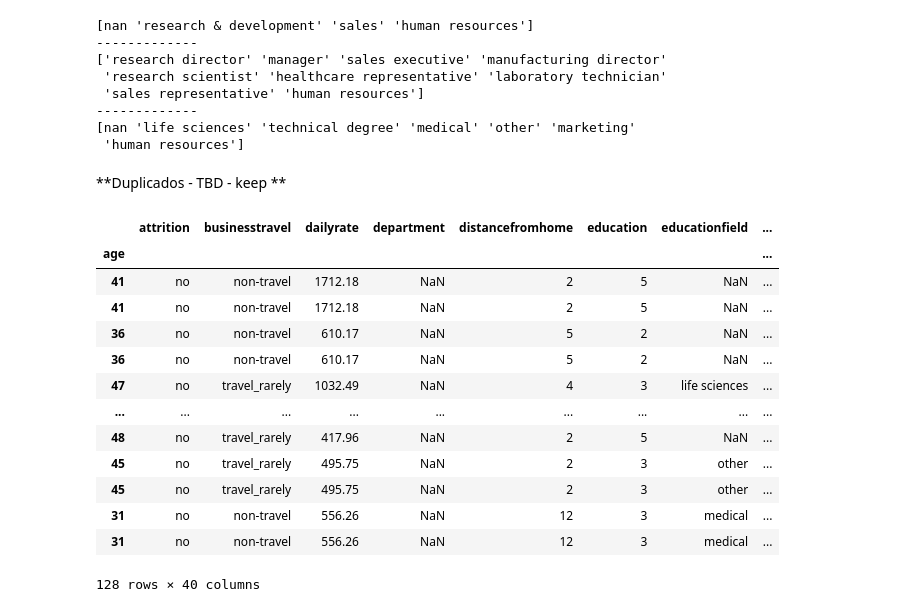
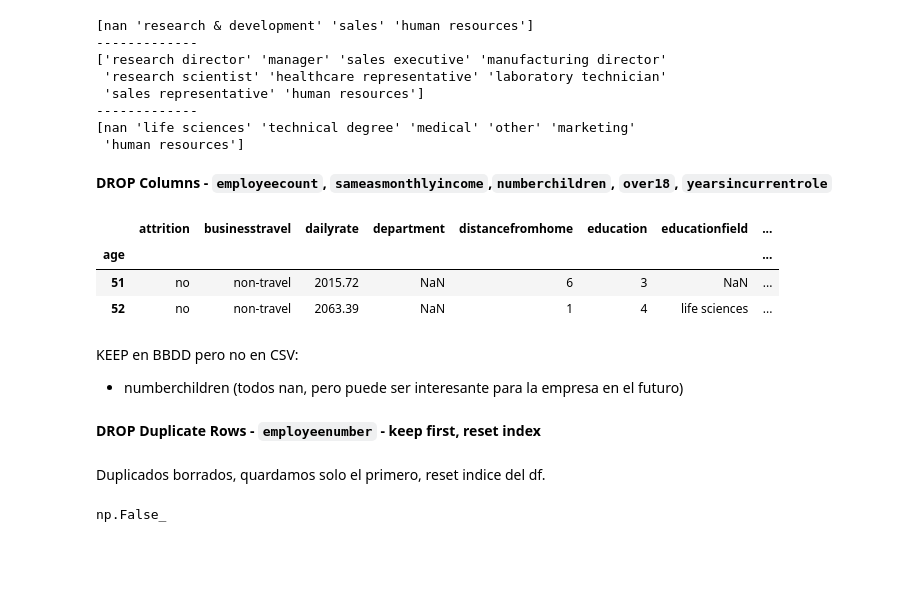
Before and after one commit to omniaunusest/VIZ-analytics-4-employee-data-talent-insights, a Jupyter notebook: Análisis_y_transformación_datos/Transformación_1.0.ipynb, the cells around one changed output. Cells and saved outputs as stored; diff of their text form; code cells hidden in the pictures; blank space fills up the shorter version.

```diff
--- a/Análisis_y_transformación_datos/Transformación_1.0.ipynb
+++ b/Análisis_y_transformación_datos/Transformación_1.0.ipynb
@@ -199,29 +207,21 @@ print(df['educationfield'].unique())
 -------------
 [nan 'life sciences' 'technical degree' 'medical' 'other' 'marketing'
  'human resources']
-# %% [markdown]
-**Duplicados - TBD - keep **
-# %%
-# Obtener todos los duplicados, incluyendo los originales
-duplicados = df[df.duplicated(subset='employeenumber', keep=False)]
-
-# Ordenar ascendentemente por employeenumber
-duplicados = duplicados.sort_values(by='employeenumber')
-
-# Mostrar el resultado
-display(duplicados)
-# %% [output]
-|  | attrition | businesstravel | dailyrate | department | distancefromhome | education | educationfield | ... |
-| age |  |  |  |  |  |  |  | ... |
-| 41 | no | non-travel | 1712.18 | NaN | 2 | 5 | NaN | ... |
-| 41 | no | non-travel | 1712.18 | NaN | 2 | 5 | NaN | ... |
-| 36 | no | non-travel | 610.17 | NaN | 5 | 2 | NaN | ... |
-| 36 | no | non-travel | 610.17 | NaN | 5 | 2 | NaN | ... |
-| 47 | no | travel_rarely | 1032.49 | NaN | 4 | 3 | life sciences | ... |
-| ... | ... | ... | ... | ... | ... | ... | ... | ... |
-| 48 | no | travel_rarely | 417.96 | NaN | 2 | 5 | NaN | ... |
-| 45 | no | travel_rarely | 495.75 | NaN | 2 | 3 | other | ... |
-| 45 | no | travel_rarely | 495.75 | NaN | 2 | 3 | other | ... |
-| 31 | no | non-travel | 556.26 | NaN | 12 | 3 | medical | ... |
-| 31 | no | non-travel | 556.26 | NaN | 12 | 3 | medical | ... |
-128 rows × 40 columns
+# %% [markdown]
+**DROP Columns - `employeecount`, `sameasmonthlyincome`,`numberchildren`, `over18`, `yearsincurrentrole`**
+# %%
+df = df.drop(['employeecount', 'sameasmonthlyincome', 'numberchildren', 'over18', 'yearsincurrentrole'], axis=1)
+# %%
+df.head(2)
+# %% [output]
+|  | attrition | businesstravel | dailyrate | department | distancefromhome | education | educationfield | ... |
+| age |  |  |  |  |  |  |  | ... |
+| 51 | no | non-travel | 2015.72 | NaN | 6 | 3 | NaN | ... |
+| 52 | no | non-travel | 2063.39 | NaN | 1 | 4 | life sciences | ... |
+# %% [markdown]
+KEEP en BBDD pero no en CSV:
+- numberchildren (todos nan, pero puede ser interesante para la empresa en el futuro)
+# %% [markdown]
+**DROP Duplicate Rows - `employeenumber` - keep first, reset index**
+# %% [markdown]
+Duplicados borrados, quardamos solo el primero, reset indice del df.
@@ -227,0 +230,4 @@ display(duplicados)
+# %%
+df['employeenumber'].duplicated().any()
+# %% [output]
+np.False_
```
Also changed, not shown: parts of 25 cells of this notebook, 2 other files.
